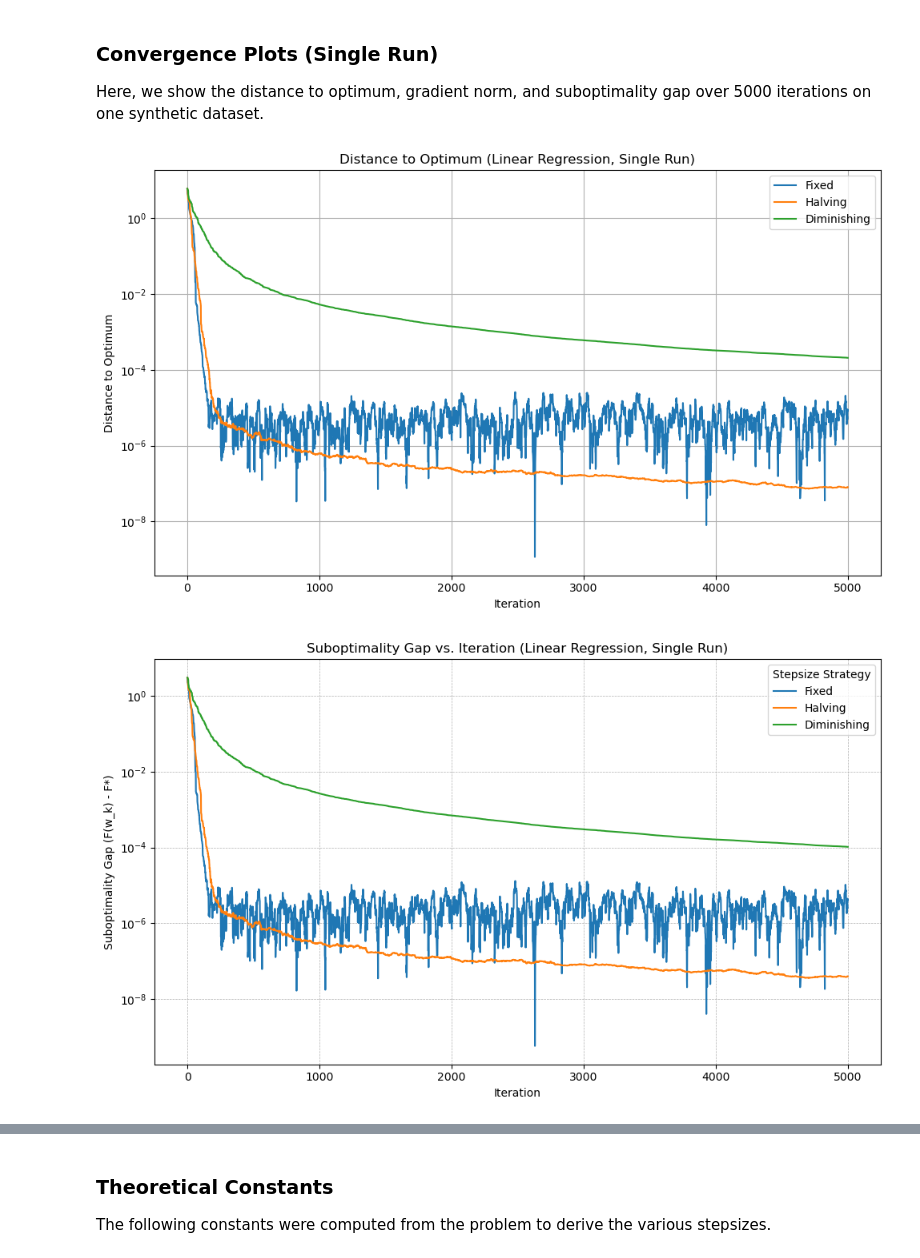
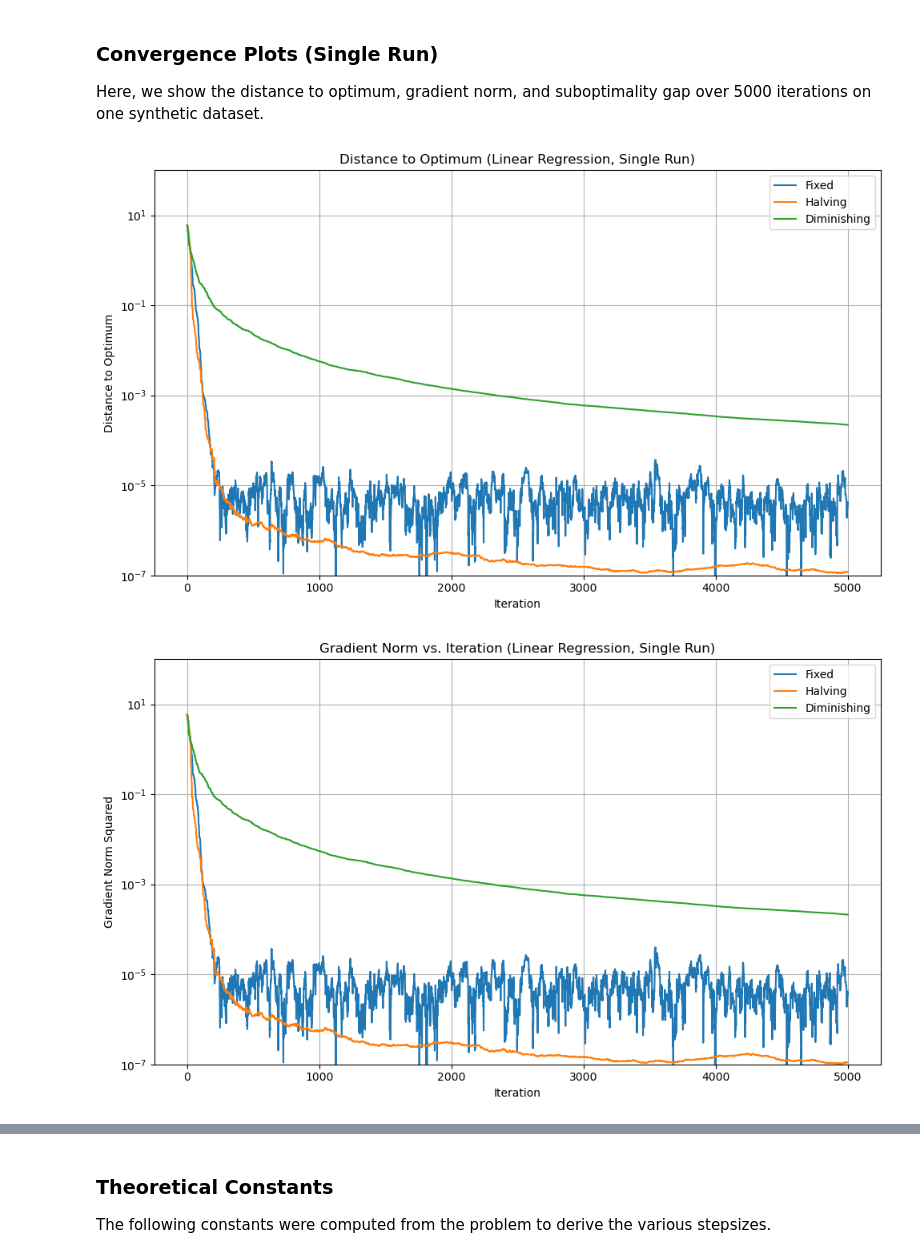
Before and after one commit to ericab322/SGD-Regression, a Jupyter notebook: experiments/unfixed_linear_regression.ipynb, the cells around one changed output, grey strips where cells are left out. Cells and saved outputs as stored; diff of their text form; code cells hidden in the pictures.

```diff
--- a/experiments/unfixed_linear_regression.ipynb
+++ b/experiments/unfixed_linear_regression.ipynb
@@ -22,9 +23,11 @@ X_train, X_test, y_train, y_test = train_test_split(X, y, test_size=0.3)
 train_losses = {}
 test_losses = {}
 results = {}
+
 for method in ["fixed", "halving", "diminishing"]:
-    sgd = SGD(X_train, y_train, num_iterations=5000, noise=0.01)
-    w, obj, grad, dist = sgd.optimize(stepsize_type=method)
+    model = RegressionModel(X_train, y_train)
+    sgd = SGD(model=model, num_iterations=5000, batch_size=1, noise=0.01, stepsize_type=method)
+    w, obj, grad, dist = sgd.optimize()
 
     train_loss = obj[-1]
     train_losses[method] = train_loss
@@ -32,13 +35,18 @@ for method in ["fixed", "halving", "diminishing"]:
     test_pred = X_test @ w[1:] + w[0]
     test_loss = np.mean((test_pred - y_test) ** 2)
     test_losses[method] = test_loss
+
     results[method] = {
         "w": w,
         "obj": obj,
         "grad": grad,
-        "dist": dist
+        "dist": dist,
+        "F_star": sgd.F_star,
+        "params": sgd.params,
+        "scheduler": sgd.scheduler
     }
 
+# Print results
 for method in ["fixed", "halving", "diminishing"]:
     print(f"\n{method.capitalize()} Results:")
     print(f"  Final Training Loss: {train_losses[method]:.4f}")
@@ -67,30 +75,30 @@ for method in results:
 plt.xlabel("Iteration")
 plt.ylabel("Distance to Optimum")
 plt.yscale("log")
+plt.ylim(1e-7, 1e2)
 plt.title("Distance to Optimum (Linear Regression, Single Run)")
 plt.legend()
 plt.grid(True)
 plt.tight_layout()
 plt.show()
 # %% [output]
-[figure, old version]
+[figure, new version]
 # %%
+# Plot: Gradient norm
 plt.figure(figsize=(10, 6))
+for method in results:
+    plt.plot(results[method]["grad"], label=method.capitalize())
+plt.xlabel("Iteration")
+plt.ylabel("Gradient Norm Squared")
 plt.yscale("log")
-
-for method in results:
-    subopt_gap = results[method]["obj"] - sgd.F_star
-    plt.plot(subopt_gap, label=method.capitalize())
-
-plt.xlabel("Iteration")
-plt.ylabel("Suboptimality Gap (F(w_k) - F*)")
-plt.title("Suboptimality Gap vs. Iteration (Linear Regression, Single Run)")
-plt.grid(True, which="both", linestyle="--", linewidth=0.5)
-plt.legend(title="Stepsize Strategy")
+plt.ylim(1e-7, 1e2)
+plt.title("Gradient Norm vs. Iteration (Linear Regression, Single Run)")
+plt.legend()
+plt.grid(True)
 plt.tight_layout()
 plt.show()
 # %% [output]
-[figure, old version]
+[figure, new version]
 # %%
 plt.figure(figsize=(10, 6))
 for method in results:
```
Also changed, not shown: parts of 5 cells of this notebook, 9 other files.
